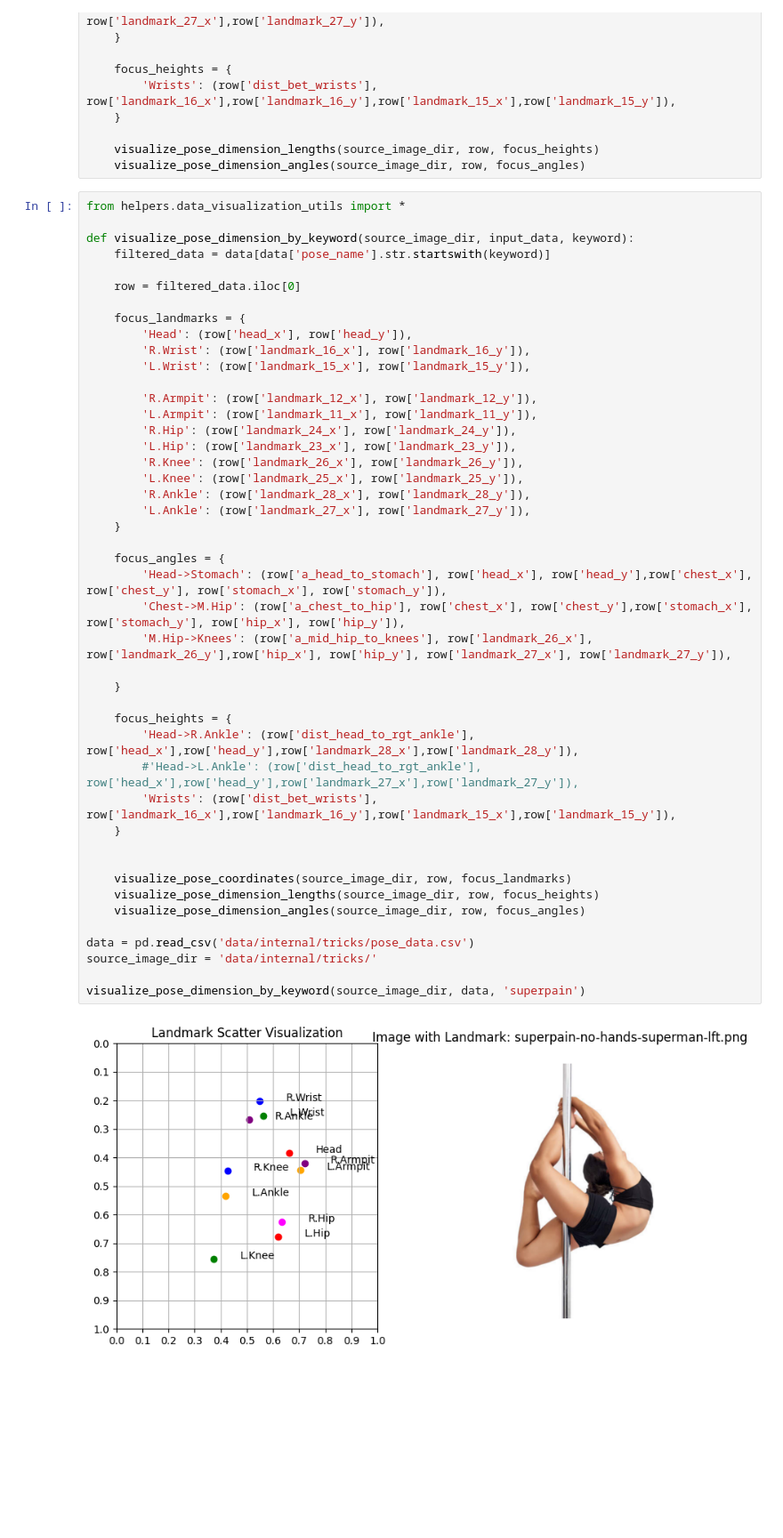
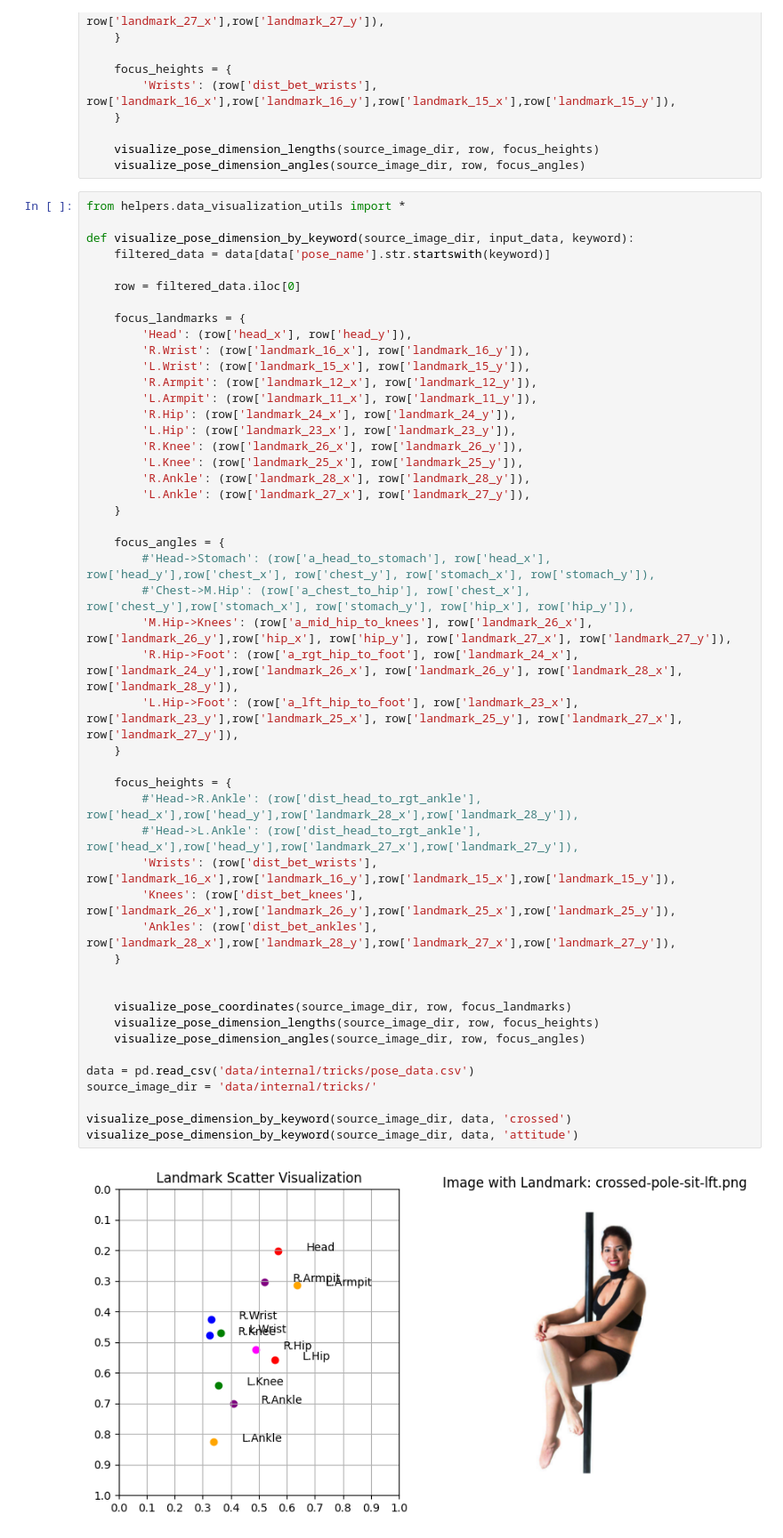
Before and after one commit to kayesokua/poledance.xyz, a Jupyter notebook: docs/2-0-pose-dimension-calculator.ipynb, the cells around one changed output. Shown at 89% size. Cells and saved outputs as stored; diff of their text form; blank space fills up the shorter version.

```diff
--- a/docs/2-0-pose-dimension-calculator.ipynb
+++ b/docs/2-0-pose-dimension-calculator.ipynb
@@ -253,38 +250,41 @@ def visualize_pose_dimension_by_keyword(source_image_dir, input_data, keyword):
         'Head': (row['head_x'], row['head_y']),
         'R.Wrist': (row['landmark_16_x'], row['landmark_16_y']),
         'L.Wrist': (row['landmark_15_x'], row['landmark_15_y']),
-
         'R.Armpit': (row['landmark_12_x'], row['landmark_12_y']),
         'L.Armpit': (row['landmark_11_x'], row['landmark_11_y']),
         'R.Hip': (row['landmark_24_x'], row['landmark_24_y']),
         'L.Hip': (row['landmark_23_x'], row['landmark_23_y']),
         'R.Knee': (row['landmark_26_x'], row['landmark_26_y']),
         'L.Knee': (row['landmark_25_x'], row['landmark_25_y']),
         'R.Ankle': (row['landmark_28_x'], row['landmark_28_y']),
         'L.Ankle': (row['landmark_27_x'], row['landmark_27_y']),
     }
 
     focus_angles = {
-        'Head->Stomach': (row['a_head_to_stomach'], row['head_x'], row['head_y'],row['chest_x'], row['chest_y'], row['stomach_x'], row['stomach_y']),
-        'Chest->M.Hip': (row['a_chest_to_hip'], row['chest_x'], row['chest_y'],row['stomach_x'], row['stomach_y'], row['hip_x'], row['hip_y']),
+        #'Head->Stomach': (row['a_head_to_stomach'], row['head_x'], row['head_y'],row['chest_x'], row['chest_y'], row['stomach_x'], row['stomach_y']),
+        #'Chest->M.Hip': (row['a_chest_to_hip'], row['chest_x'], row['chest_y'],row['stomach_x'], row['stomach_y'], row['hip_x'], row['hip_y']),
         'M.Hip->Knees': (row['a_mid_hip_to_knees'], row['landmark_26_x'], row['landmark_26_y'],row['hip_x'], row['hip_y'], row['landmark_27_x'], row['landmark_27_y']),
-
+        'R.Hip->Foot': (row['a_rgt_hip_to_foot'], row['landmark_24_x'], row['landmark_24_y'],row['landmark_26_x'], row['landmark_26_y'], row['landmark_28_x'], row['landmark_28_y']),
+        'L.Hip->Foot': (row['a_lft_hip_to_foot'], row['landmark_23_x'], row['landmark_23_y'],row['landmark_25_x'], row['landmark_25_y'], row['landmark_27_x'], row['landmark_27_y']),
     }
 
     focus_heights = {
-        'Head->R.Ankle': (row['dist_head_to_rgt_ankle'], row['head_x'],row['head_y'],row['landmark_28_x'],row['landmark_28_y']),
+        #'Head->R.Ankle': (row['dist_head_to_rgt_ankle'], row['head_x'],row['head_y'],row['landmark_28_x'],row['landmark_28_y']),
         #'Head->L.Ankle': (row['dist_head_to_rgt_ankle'], row['head_x'],row['head_y'],row['landmark_27_x'],row['landmark_27_y']),
         'Wrists': (row['dist_bet_wrists'], row['landmark_16_x'],row['landmark_16_y'],row['landmark_15_x'],row['landmark_15_y']),
+        'Knees': (row['dist_bet_knees'], row['landmark_26_x'],row['landmark_26_y'],row['landmark_25_x'],row['landmark_25_y']),
+        'Ankles': (row['dist_bet_ankles'], row['landmark_28_x'],row['landmark_28_y'],row['landmark_27_x'],row['landmark_27_y']),
     }
 
 
     visualize_pose_coordinates(source_image_dir, row, focus_landmarks)
     visualize_pose_dimension_lengths(source_image_dir, row, focus_heights)
     visualize_pose_dimension_angles(source_image_dir, row, focus_angles)
 
 data = pd.read_csv('data/internal/tricks/pose_data.csv')
 source_image_dir = 'data/internal/tricks/'
 
-visualize_pose_dimension_by_keyword(source_image_dir, data, 'superpain')
+visualize_pose_dimension_by_keyword(source_image_dir, data, 'crossed')
+visualize_pose_dimension_by_keyword(source_image_dir, data, 'attitude')
 # %% [output]
-[figure, old version]
+[figure, new version]
```
Also changed, not shown: parts of 4 cells of this notebook, 12 other files.
